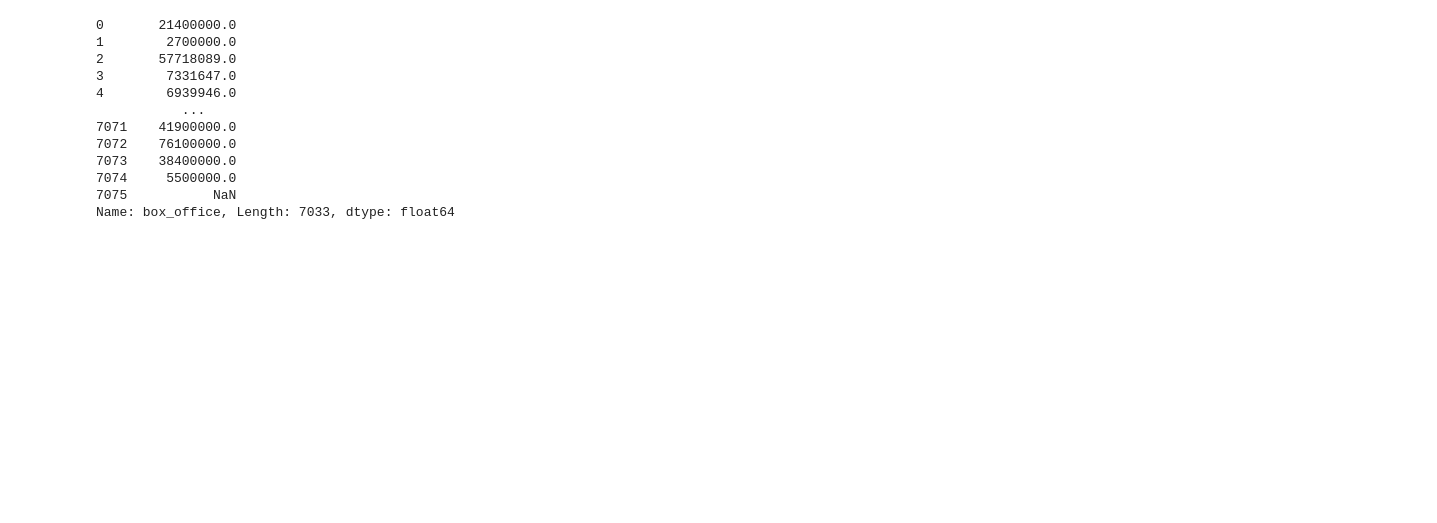
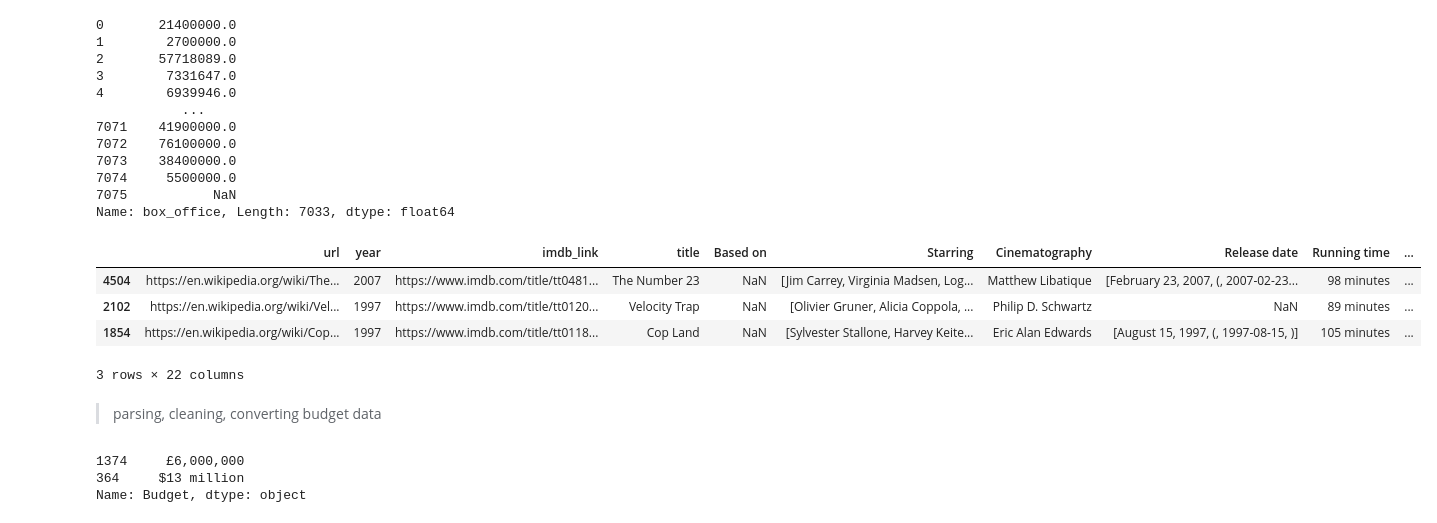
Before and after one commit to DonnieData/Movies-ETL, a Jupyter notebook: Movies_ETL.ipynb, the cells around one changed output. Cells and saved outputs as stored; diff of their text form; code cells hidden in the pictures; blank space fills up the shorter version.

```diff
--- a/Movies_ETL.ipynb
+++ b/Movies_ETL.ipynb
@@ -679,3 +679,11 @@ wiki_movies_df.box_office
 7074     5500000.0
 7075           NaN
 Name: box_office, Length: 7033, dtype: float64
+# %%
+wiki_movies_df.sample(3)
+# %% [output]
+|  | url | year | imdb_link | title | Based on | Starring | Cinematography | Release date | Running time | ... |
+| 4504 | https://en.wikipedia.org/wiki/The... | 2007 | https://www.imdb.com/title/tt0481... | The Number 23 | NaN | [Jim Carrey, Virginia Madsen, Log... | Matthew Libatique | [February 23, 2007, (, 2007-02-23... | 98 minutes | ... |
+| 2102 | https://en.wikipedia.org/wiki/Vel... | 1997 | https://www.imdb.com/title/tt0120... | Velocity Trap | NaN | [Olivier Gruner, Alicia Coppola, ... | Philip D. Schwartz | NaN | 89 minutes | ... |
+| 1854 | https://en.wikipedia.org/wiki/Cop... | 1997 | https://www.imdb.com/title/tt0118... | Cop Land | NaN | [Sylvester Stallone, Harvey Keite... | Eric Alan Edwards | [August 15, 1997, (, 1997-08-15, )] | 105 minutes | ... |
+3 rows × 22 columns
@@ -681,0 +692,8 @@ Name: box_office, Length: 7033, dtype: float64
+# %% [markdown]
+> parsing, cleaning, converting budget data
+# %%
+wiki_movies_df.Budget.sample(2)
+# %% [output]
+1374     £6,000,000
+364     $13 million
+Name: Budget, dtype: object
```
Also changed, not shown: parts of 30 cells of this notebook.
